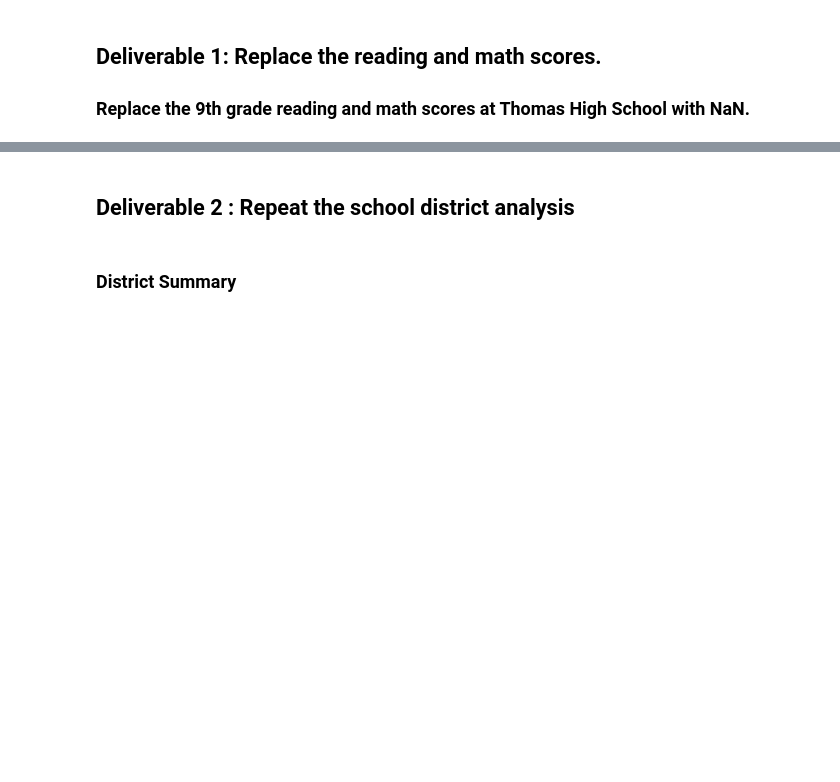
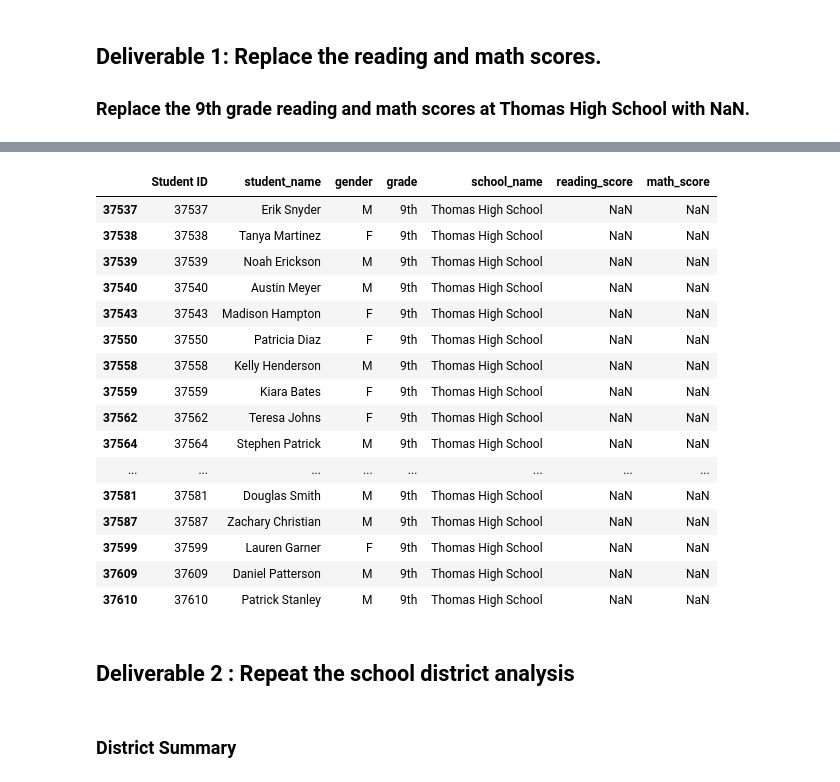
Before and after one commit to justicecodes/education_analysis, a Jupyter notebook: PyCitySchools_Challenge_testing.ipynb, the cells around one changed output, grey strips where cells are left out. Drawn from its saved outputs; the diff is of its cells as text; code cells hidden in the pictures; blank space fills up the shorter version.

```diff
--- a/PyCitySchools_Challenge_testing.ipynb
+++ b/PyCitySchools_Challenge_testing.ipynb
@@ -22,0 +1,22 @@ student_data_df.head(10)
+# %%
+###### Dependencies and Setup
+import pandas as pd
+
+# File to Load (Remember to change the path if needed.)
+school_data_to_load = "Resources/schools_complete.csv"
+student_data_to_load = "Resources/students_complete.csv"
+
+# Read the School Data and Student Data and store into a Pandas DataFrame
+school_data_df = pd.read_csv(school_data_to_load)
+student_data_df = pd.read_csv(student_data_to_load)
+
+# Cleaning Student Names and Replacing Substrings in a Python String
+# Add each prefix and suffix to remove to a list.
+prefixes_suffixes = ["Dr. ", "Mr. ","Ms. ", "Mrs. ", "Miss ", " MD", " DDS", " DVM", " PhD"]
+
+# Iterate through the words in the "prefixes_suffixes" list and replace them with an empty space, "".
+for word in prefixes_suffixes:
+    student_data_df["student_name"] = student_data_df["student_name"].str.replace(word,"")
+
+# Check names.
+student_data_df.head(10)
@@ -29,5 +41,6 @@ student_data_df.head(10)
 # Step 1. Import numpy as np.
 import numpy as np
 # %%
-# Step 2. Use the loc method on the student_data_df to select all the reading scores from the 9th grade at Thomas High School and replace them with NaN.
-student_data_df.loc[]
+# Step 2. Use the loc method on the student_data_df to select all the reading and math scores from the 9th grade at Thomas High School and replace them with NaN.
+student_data_df.loc[(student_data_df["school_name"]== "Thomas High School") & (student_data_df["grade"]== "9th"),["reading_score","math_score"]] = np.nan
+student_data_df
@@ -36,5 +65,24 @@ student_data_df.loc[]
 # %%
-#  Step 4. Check the student data for NaN's.
+#  Step 4. Check the student data for NaN's & make sure only 9th grade Thomas HS scores were deleted
+student_data_df.loc[student_data_df["reading_score"].isnull()].head(20)
+# %% [output]
+|  | Student ID | student_name | gender | grade | school_name | reading_score | math_score |
+| 37537 | 37537 | Erik Snyder | M | 9th | Thomas High School | NaN | NaN |
+| 37538 | 37538 | Tanya Martinez | F | 9th | Thomas High School | NaN | NaN |
+| 37539 | 37539 | Noah Erickson | M | 9th | Thomas High School | NaN | NaN |
+| 37540 | 37540 | Austin Meyer | M | 9th | Thomas High School | NaN | NaN |
+| 37543 | 37543 | Madison Hampton | F | 9th | Thomas High School | NaN | NaN |
+| 37550 | 37550 | Patricia Diaz | F | 9th | Thomas High School | NaN | NaN |
+| 37558 | 37558 | Kelly Henderson | M | 9th | Thomas High School | NaN | NaN |
+| 37559 | 37559 | Kiara Bates | F | 9th | Thomas High School | NaN | NaN |
+| 37562 | 37562 | Teresa Johns | F | 9th | Thomas High School | NaN | NaN |
+| 37564 | 37564 | Stephen Patrick | M | 9th | Thomas High School | NaN | NaN |
+| ... | ... | ... | ... | ... | ... | ... | ... |
+| 37581 | 37581 | Douglas Smith | M | 9th | Thomas High School | NaN | NaN |
+| 37587 | 37587 | Zachary Christian | M | 9th | Thomas High School | NaN | NaN |
+| 37599 | 37599 | Lauren Garner | F | 9th | Thomas High School | NaN | NaN |
+| 37609 | 37609 | Daniel Patterson | M | 9th | Thomas High School | NaN | NaN |
+| 37610 | 37610 | Patrick Stanley | M | 9th | Thomas High School | NaN | NaN |
 # %% [markdown]
 ## Deliverable 2 : Repeat the school district analysis
 # %% [markdown]
```
Also changed, not shown: parts of 4 cells of this notebook, 2 other files.
